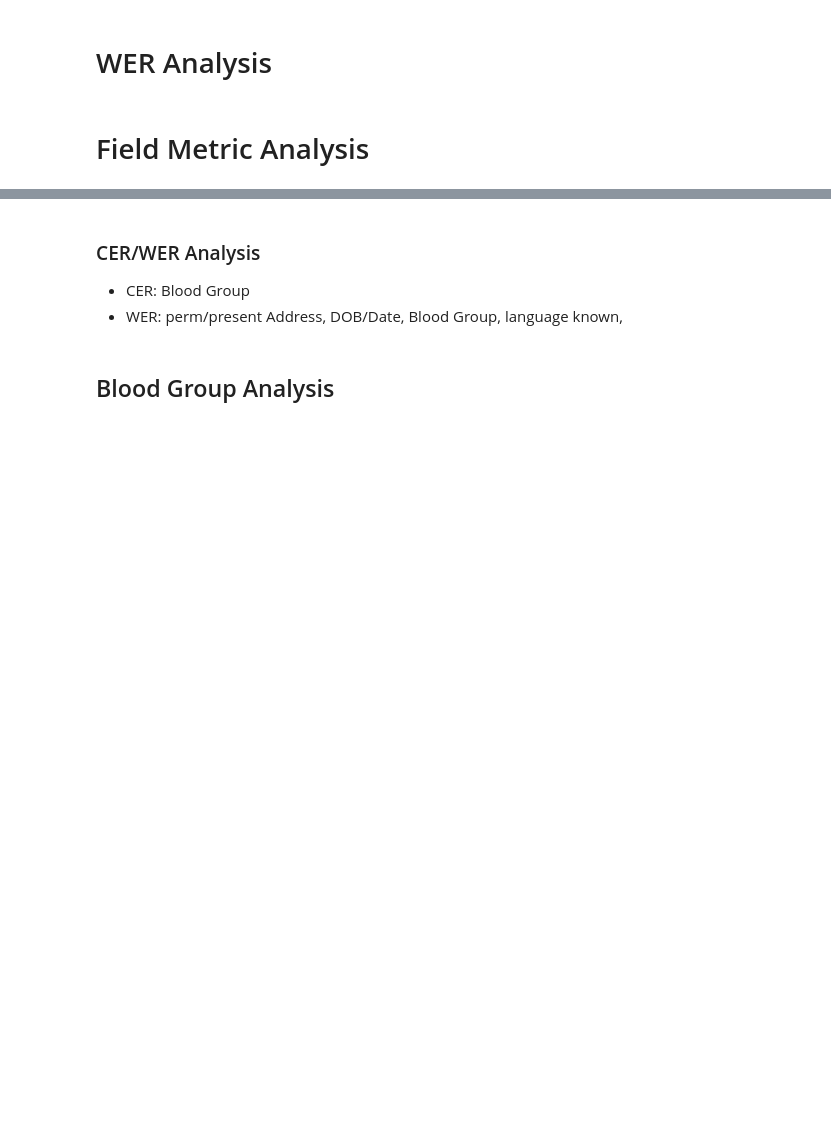
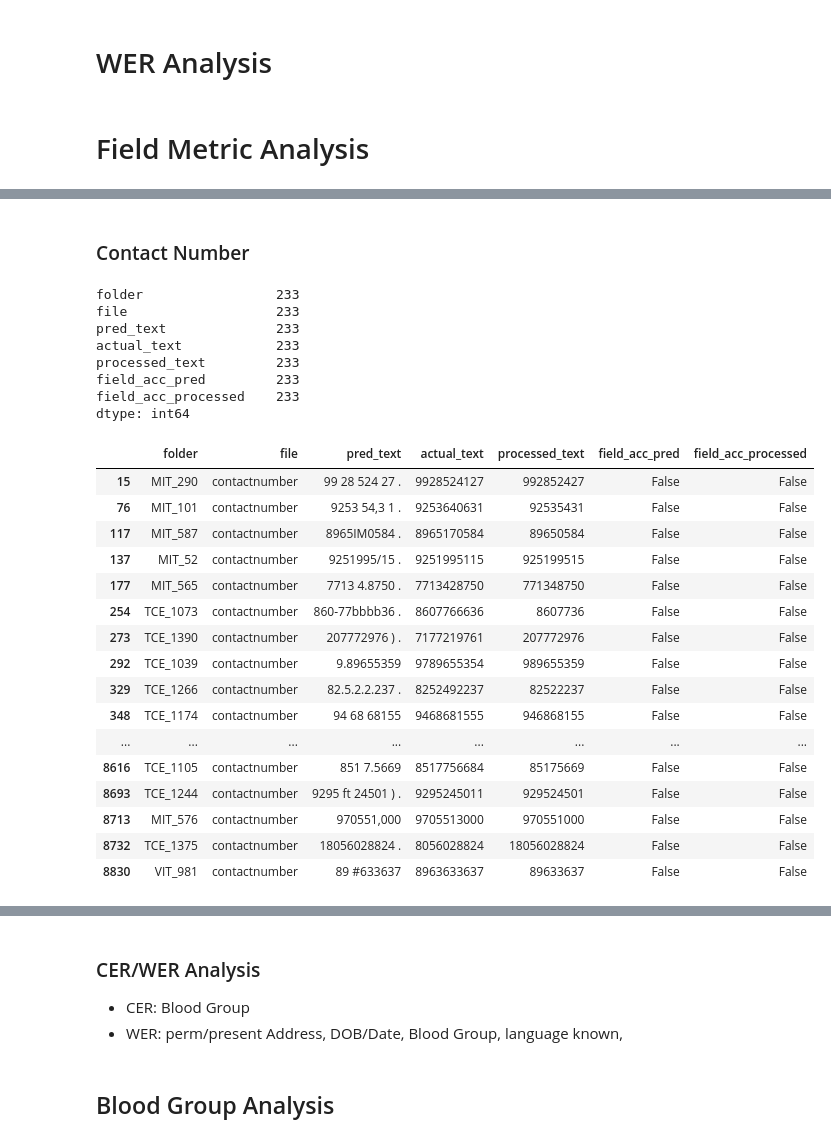
Before and after one commit to sathishkumartheta/tokenwise-dehado-ai, a Jupyter notebook: notebooks/OCR_Metrics.ipynb, the cells around one changed output, grey strips where cells are left out. Drawn from its saved outputs; the diff is of its cells as text; code cells hidden in the pictures; blank space fills up the shorter version.

```diff
--- a/notebooks/OCR_Metrics.ipynb
+++ b/notebooks/OCR_Metrics.ipynb
@@ -577,0 +566,32 @@ len(df_processed[(df_processed['field_acc_processed'] == False) & (df_processed[
+# %% [markdown]
+### Contact Number
+# %%
+field_name = 'contactnumber'
+print(df_processed[(df_processed['field_acc_processed'] == False) & (df_processed['file'] == field_name)].count())
+df_processed[(df_processed['field_acc_processed'] == False) & (df_processed['file'] == field_name)]
+# %% [output]
+folder                 233
+file                   233
+pred_text              233
+actual_text            233
+processed_text         233
+field_acc_pred         233
+field_acc_processed    233
+dtype: int64
+|  | folder | file | pred_text | actual_text | processed_text | field_acc_pred | field_acc_processed |
+| 15 | MIT_290 | contactnumber | 99 28 524 27 . | 9928524127 | 992852427 | False | False |
+| 76 | MIT_101 | contactnumber | 9253 54,3 1 . | 9253640631 | 92535431 | False | False |
+| 117 | MIT_587 | contactnumber | 8965IM0584 . | 8965170584 | 89650584 | False | False |
+| 137 | MIT_52 | contactnumber | 9251995/15 . | 9251995115 | 925199515 | False | False |
+| 177 | MIT_565 | contactnumber | 7713 4.8750 . | 7713428750 | 771348750 | False | False |
+| 254 | TCE_1073 | contactnumber | 860-77bbbb36 . | 8607766636 | 8607736 | False | False |
+| 273 | TCE_1390 | contactnumber | 207772976 ) . | 7177219761 | 207772976 | False | False |
+| 292 | TCE_1039 | contactnumber | 9.89655359 | 9789655354 | 989655359 | False | False |
+| 329 | TCE_1266 | contactnumber | 82.5.2.2.237 . | 8252492237 | 82522237 | False | False |
+| 348 | TCE_1174 | contactnumber | 94 68 68155 | 9468681555 | 946868155 | False | False |
+| ... | ... | ... | ... | ... | ... | ... | ... |
+| 8616 | TCE_1105 | contactnumber | 851 7.5669 | 8517756684 | 85175669 | False | False |
+| 8693 | TCE_1244 | contactnumber | 9295 ft 24501 ) . | 9295245011 | 929524501 | False | False |
+| 8713 | MIT_576 | contactnumber | 970551,000 | 9705513000 | 970551000 | False | False |
+| 8732 | TCE_1375 | contactnumber | 18056028824 . | 8056028824 | 18056028824 | False | False |
+| 8830 | VIT_981 | contactnumber | 89 #633637 | 8963633637 | 89633637 | False | False |
```
Also changed, not shown: parts of 98 cells of this notebook.
